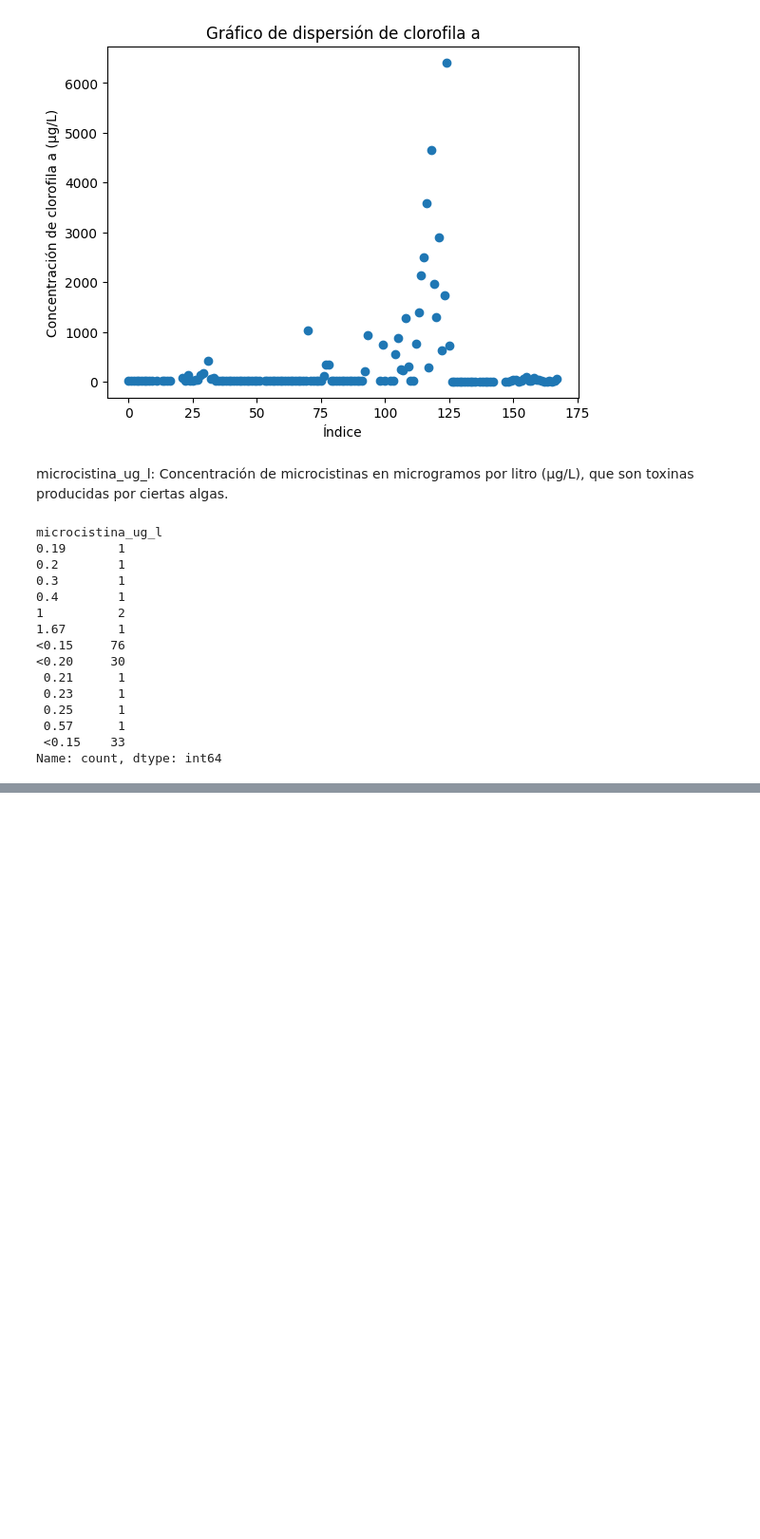
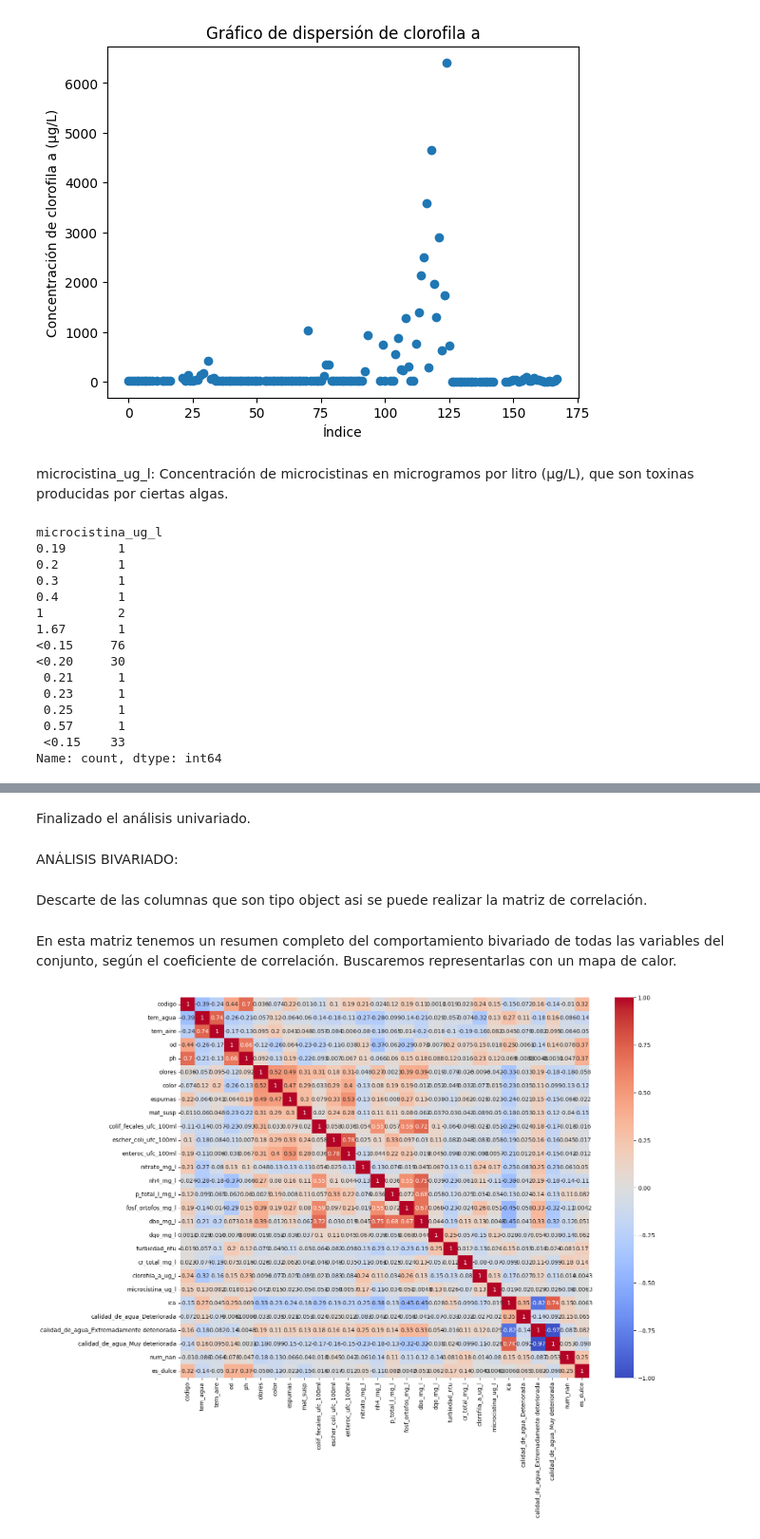
Before and after one commit to joegoicoechea24/TPespecial, a Jupyter notebook: tp.ipynb, the cells around one changed output, grey strips where cells are left out. Shown at 95% size. Saved outputs shown, nothing was run; the diff lists cells and outputs as text; code cells hidden in the pictures; blank space fills up the shorter version.

```diff
--- a/tp.ipynb
+++ b/tp.ipynb
@@ -1380,0 +1525,18 @@ Name: count, dtype: int64
+# %% [markdown]
+Finalizado el análisis univariado.
+# %% [markdown]
+ANÁLISIS BIVARIADO:
+# %% [markdown]
+Descarte de las columnas que son tipo object asi se puede realizar la matriz de correlación.
+# %%
+columas_a_excluir = ['sitios', 'fecha', 'campaña', 'hidr_deriv_petr_ug_l', 'cd_total_mg_l']
+dataset_para_matriz = preprocessed_dataset.drop(columns=columas_a_excluir)
+matriz_corr = dataset_para_matriz.corr()
+# %% [markdown]
+En esta matriz tenemos un resumen completo del comportamiento bivariado de todas las variables del conjunto, según el coeficiente de correlación. Buscaremos representarlas con un mapa de calor.
+# %%
+plt.figure(figsize=(16,12))
+sns.heatmap(matriz_corr, vmin=-1.0, vmax=1.0, center=0.0, annot=True, cmap= 'coolwarm')
+plt.show()
+# %% [output]
+[figure, added]
```
Also changed, not shown: parts of 24 cells of this notebook.
